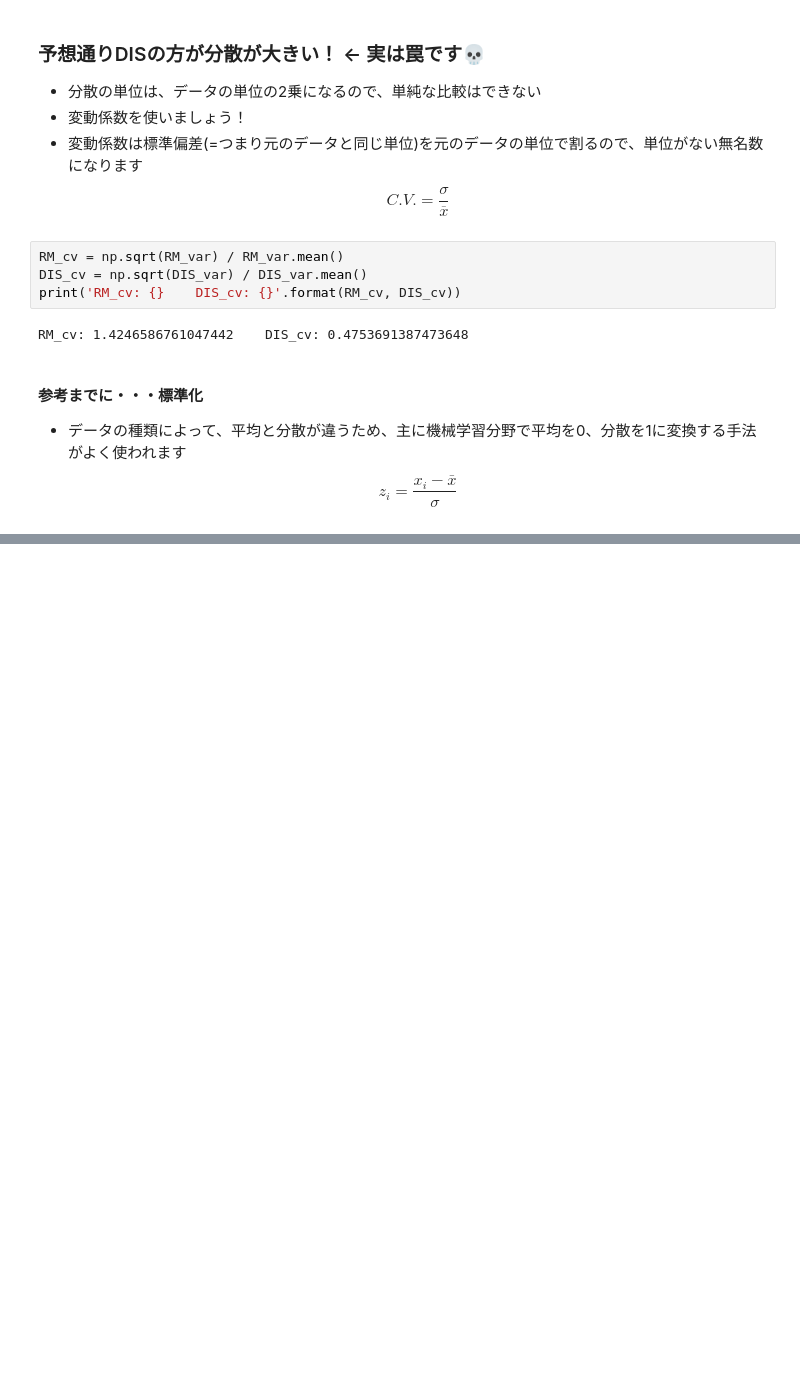
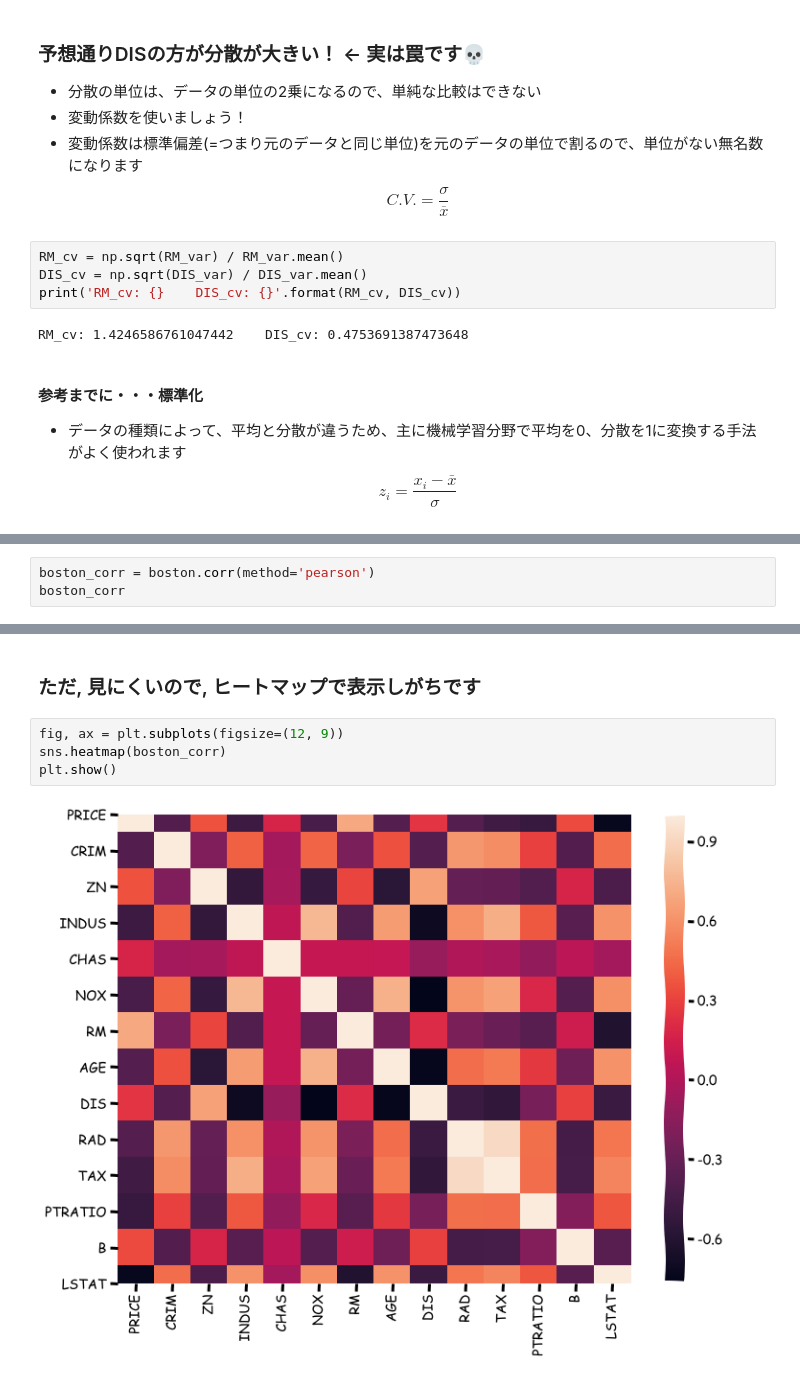
Before and after one commit to Soichiro-Fujioka/chotto-dekiru-DS, a Jupyter notebook: statistics/statistics-1.ipynb, the cells around one changed output, grey strips where cells are left out. Cells and saved outputs as stored; diff of their text form; blank space fills up the shorter version.

Commit message:
add corr

```diff
--- a/statistics/statistics-1.ipynb
+++ b/statistics/statistics-1.ipynb
@@ -221,0 +305,3 @@ $$
+# %%
+boston_corr = boston.corr(method='pearson')
+boston_corr
@@ -221,0 +324,8 @@ $$
+# %% [markdown]
+### ただ, 見にくいので, ヒートマップで表示しがちです
+# %%
+fig, ax = plt.subplots(figsize=(12, 9))
+sns.heatmap(boston_corr)
+plt.show()
+# %% [output]
+[figure, added]
```
Also changed, not shown: parts of 20 cells of this notebook.
